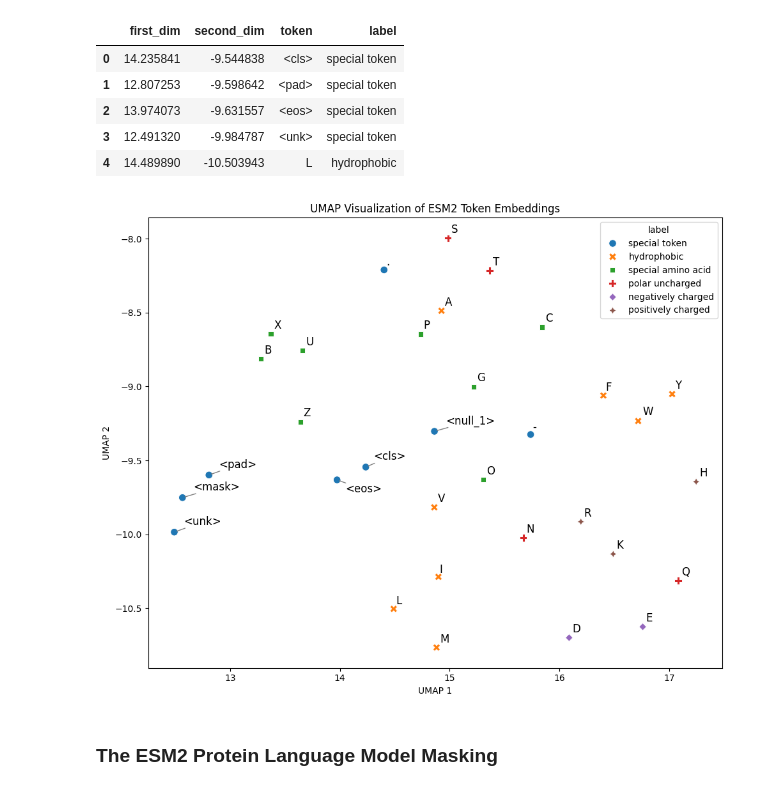
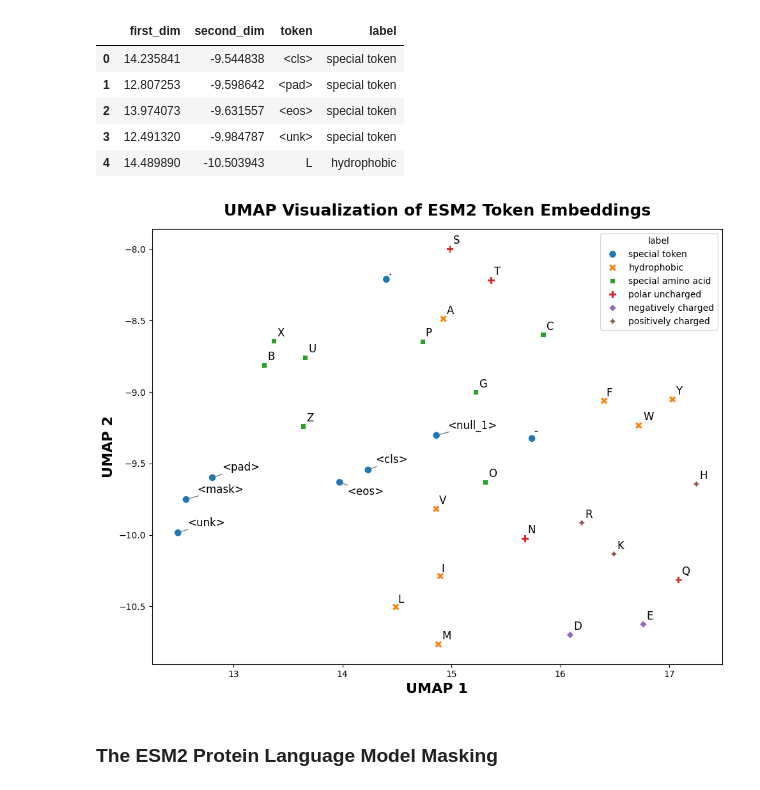
Before and after one commit to rjholik/protein-onehot-esm2, a Jupyter notebook: 02 - Protein Representation.ipynb, the cells around one changed output. Drawn from its saved outputs; the diff is of its cells as text; code cells hidden in the pictures.

```diff
--- a/02 - Protein Representation.ipynb
+++ b/02 - Protein Representation.ipynb
@@ -414,36 +420,39 @@ embeddings_umap_df.head()
 # %%
 plt.figure(figsize=(10, 8))
 
 ax = sns.scatterplot(
     data=embeddings_umap_df,
     x="first_dim",
     y="second_dim",
     hue="label",
     style="label",
     s=70
 )
 
-ax.set_title("UMAP Visualization of ESM2 Token Embeddings")
-ax.set_xlabel("UMAP 1")
-ax.set_ylabel("UMAP 2")
+ax.set_title("UMAP Visualization of ESM2 Token Embeddings",
+    fontsize=18,
+    fontweight="bold",
+    pad=15)
+ax.set_xlabel("UMAP 1", fontsize=16, fontweight="bold")
+ax.set_ylabel("UMAP 2", fontsize=16, fontweight="bold")
 
 # Add token text labels
 texts = [
     ax.text(row["first_dim"], row["second_dim"], row["token"], fontsize=12)
     for _, row in embeddings_umap_df.iterrows()
 ]
 
 # Automatically reduce label overlap
 adjust_text(
     texts,
     expand=(1.5, 1.5),
     arrowprops=dict(arrowstyle="->", color="grey")
 )
 
 plt.tight_layout()
 plt.show()
 # %% [output]
-[figure, old version]
+[figure, new version]
 # %% [markdown]
 ### The ESM2 Protein Language Model Masking
 # %%
```
Also changed, not shown: parts of 6 cells of this notebook.
